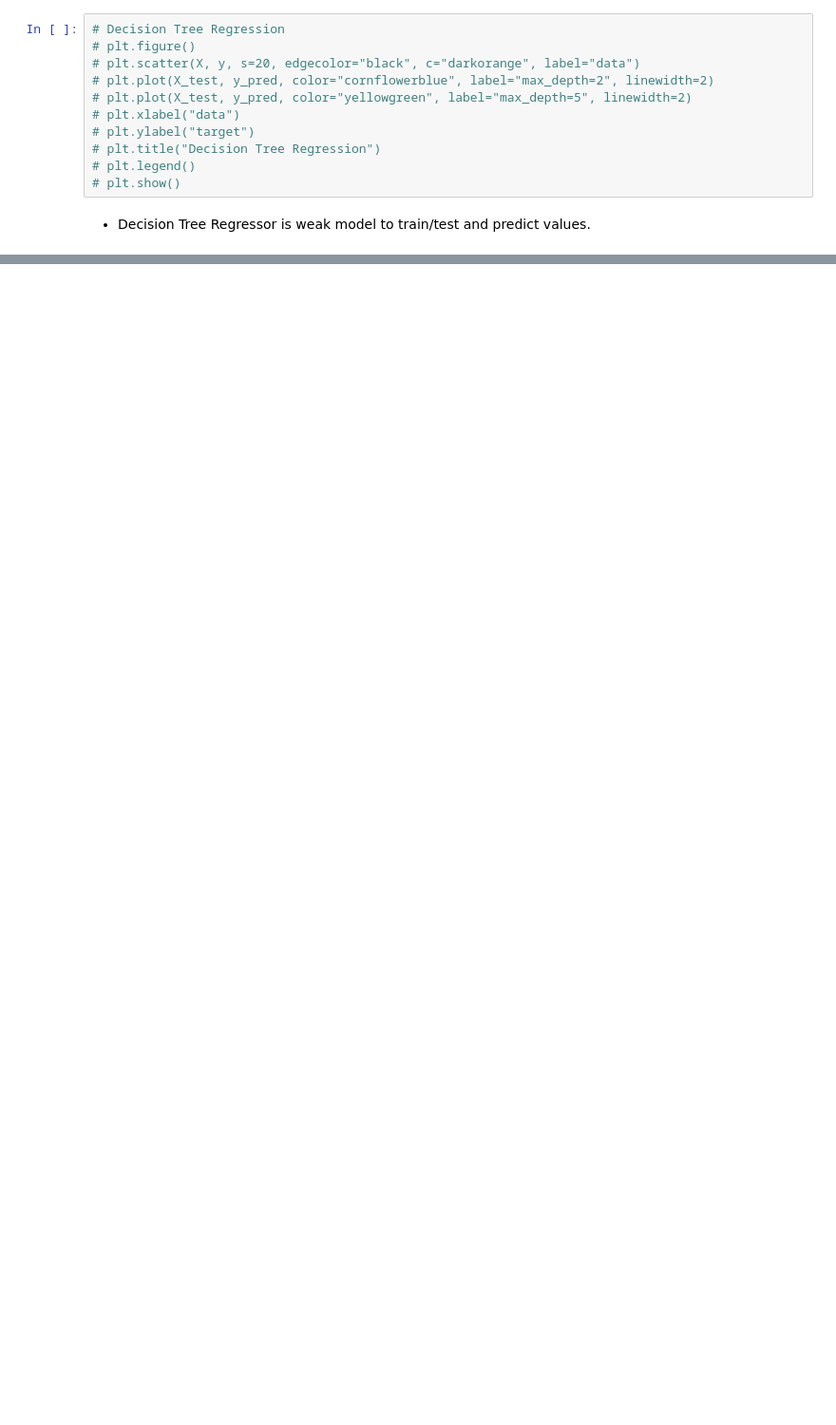
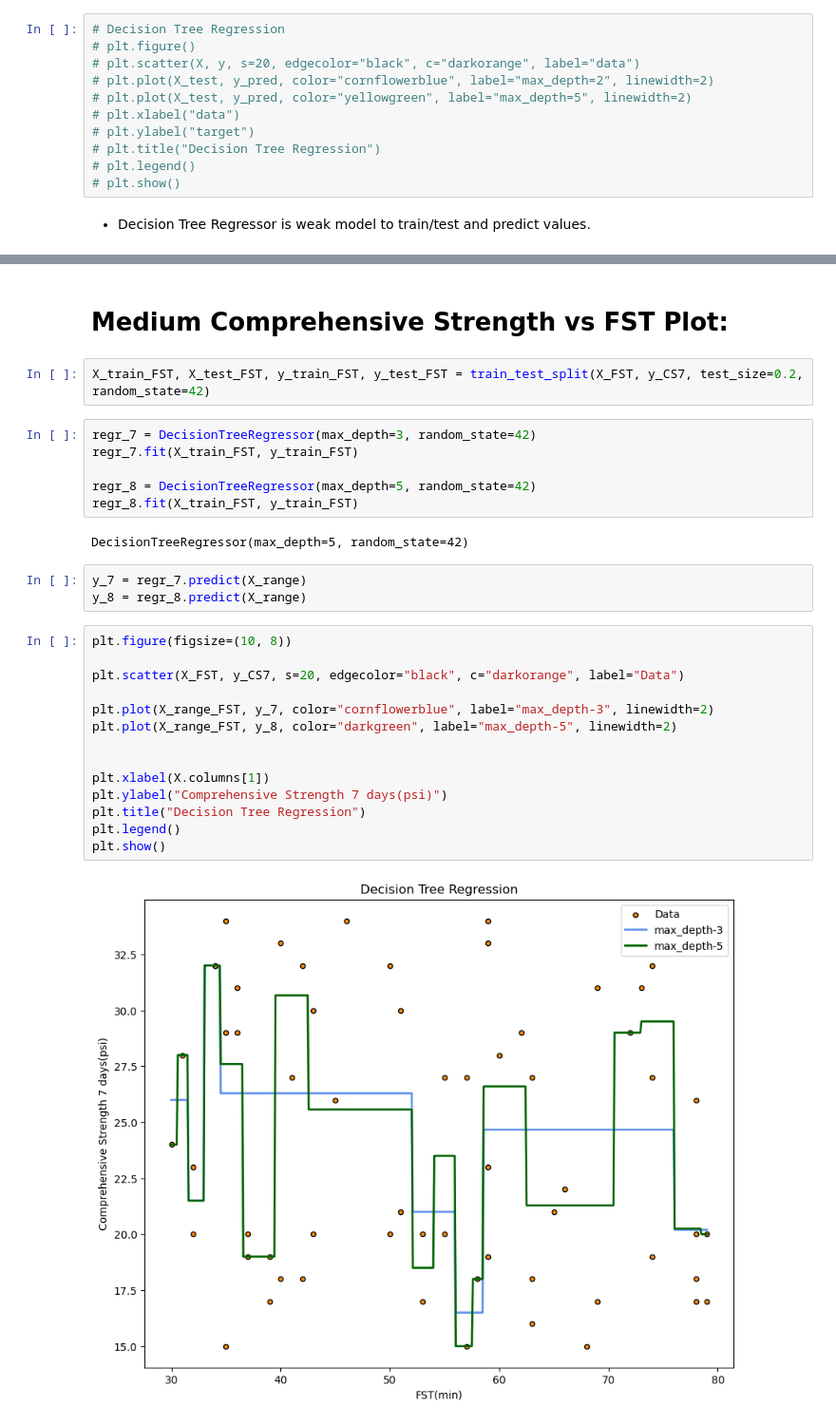
Before and after one commit to uofl-sbabb/DecisionTree, a Jupyter notebook: DecisionTreeRegressor/DecisionTreeRegressor.ipynb, the cells around one changed output, grey strips where cells are left out. Shown at 95% size. Cells and saved outputs as stored; diff of their text form; blank space fills up the shorter version.

```diff
--- a/DecisionTreeRegressor/DecisionTreeRegressor.ipynb
+++ b/DecisionTreeRegressor/DecisionTreeRegressor.ipynb
@@ -351,0 +423,31 @@ plt.show()
+# %% [markdown]
+# Medium Comprehensive Strength vs FST Plot:
+# %%
+X_train_FST, X_test_FST, y_train_FST, y_test_FST = train_test_split(X_FST, y_CS7, test_size=0.2, random_state=42)
+# %%
+regr_7 = DecisionTreeRegressor(max_depth=3, random_state=42)
+regr_7.fit(X_train_FST, y_train_FST)
+
+regr_8 = DecisionTreeRegressor(max_depth=5, random_state=42)
+regr_8.fit(X_train_FST, y_train_FST)
+# %% [output]
+DecisionTreeRegressor(max_depth=5, random_state=42)
+# %%
+y_7 = regr_7.predict(X_range)
+y_8 = regr_8.predict(X_range)
+# %%
+plt.figure(figsize=(10, 8))
+
+plt.scatter(X_FST, y_CS7, s=20, edgecolor="black", c="darkorange", label="Data")
+
+plt.plot(X_range_FST, y_7, color="cornflowerblue", label="max_depth-3", linewidth=2)
+plt.plot(X_range_FST, y_8, color="darkgreen", label="max_depth-5", linewidth=2)
+
+
+plt.xlabel(X.columns[1])
+plt.ylabel("Comprehensive Strength 7 days(psi)")
+plt.title("Decision Tree Regression")
+plt.legend()
+plt.show()
+# %% [output]
+[figure, added]
```
Also changed, not shown: parts of 44 cells of this notebook.
